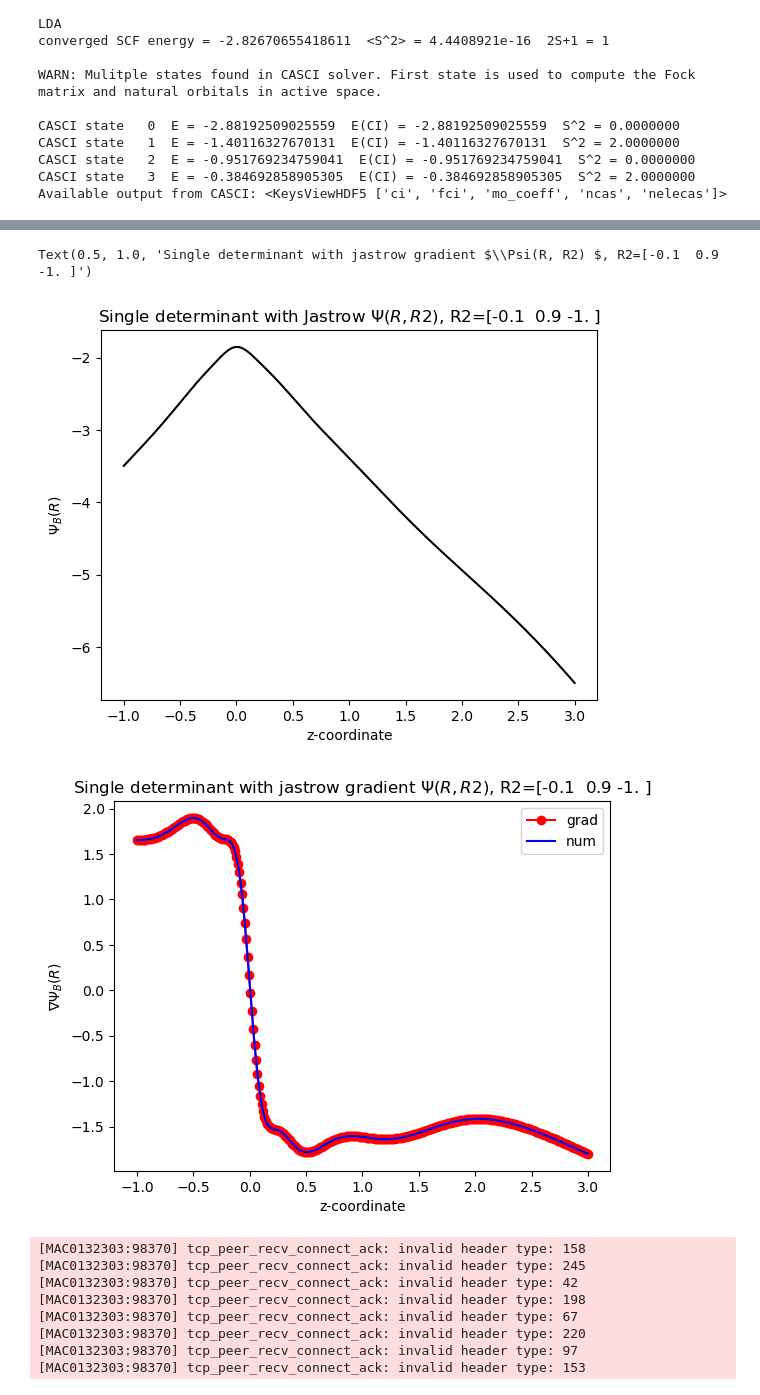
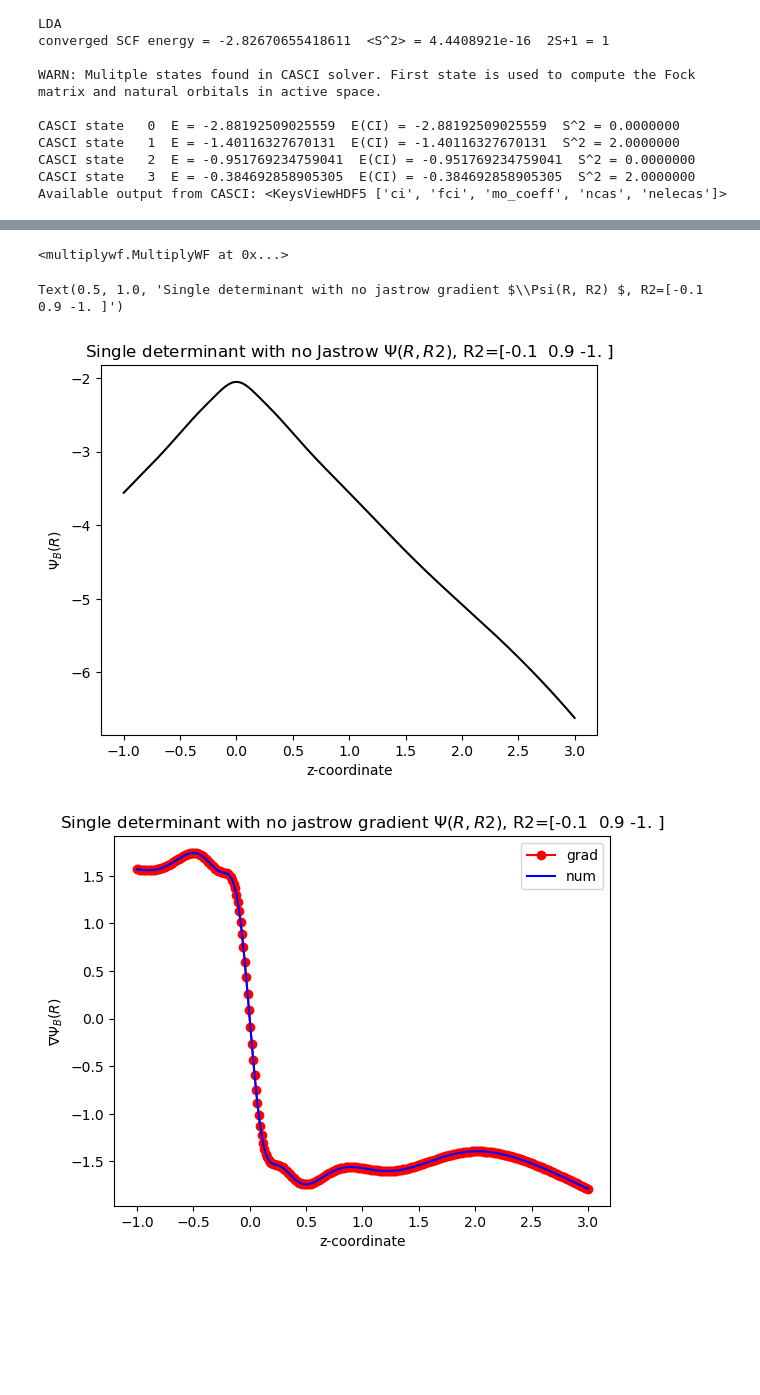
Before and after one commit to kayahans/pyqmc, a Jupyter notebook: pyqmc/test-gradient-jastrow-singledeterminant.ipynb, the cells around one changed output, grey strips where cells are left out. Drawn from its saved outputs; the diff is of its cells as text; code cells hidden in the pictures; blank space fills up the shorter version.

```diff
--- a/pyqmc/test-gradient-jastrow-singledeterminant.ipynb
+++ b/pyqmc/test-gradient-jastrow-singledeterminant.ipynb
@@ -110,53 +114,59 @@ wftools.read_wf(wf, load_parameters)
+# %%
+wf
+# %% [output]
+<multiplywf.MultiplyWF at 0x...>
+# %%
+wave_functions = wf.wf_factors
+for wave in wave_functions:
+    if isinstance(wave, bosonslater.BosonWF):
+        boson_wf = wave
+    if isinstance(wave, jastrowspin.JastrowSpin):
+        jastrow_wf = wave
 # %%
 configs = mc.fixed_initial_guess(mol, nconfig)
 e=0
 # %%
-sign, val = wf.recompute(configs)
+# sign, val = wf.recompute(configs)
+sign, val = boson_wf.recompute(configs)
 # %%
-g1, _, _ = wf.gradient_value(e, configs.electron(e))
+# g1, _, _ = wf.gradient_value(e, configs.electron(e))
+g1, _, _ = boson_wf.gradient_value(e, configs.electron(e))
 
 # val2 = saved['psi']
-_, psi1 = wf.value()
+# _, psi1 = wf.value()
+_, psi1 = boson_wf.value()
 
 y1 = np.gradient(val)
 y2 = g1
 dx = configs.configs[1]-configs.configs[0]
 dx = dx[dx!=0][0]
 # print(dx)
 
 x = configs.configs[:,0][:,2]
 h1 = (0,0, 0.0)
 h2 = (2.0, 0.0)
 e2pos = np.array2string(configs.configs[:,1][0])
 
 
 
 
 plt.figure()
 plt.plot(x,val, '-k', label='recompute')
 # plt.plot(x,val2, '-sb', label='from_grad')
 # plt.plot(x,psi1, '-sr', label='from_val')
 # plt.legend()
 plt.xlabel('z-coordinate')
 plt.ylabel(r'$\Psi_B(R)$')
-plt.title('Single determinant with Jastrow $\Psi(R, R2) $, R2={}'.format(e2pos) )
+plt.title('Single determinant with no Jastrow $\Psi(R, R2) $, R2={}'.format(e2pos) )
 
 plt.figure()
 plt.plot(x,g1[2], '-or', label='grad')
 plt.plot(x,y1/dx, '-b', label='num')
 plt.xlabel('z-coordinate')
 plt.ylabel(r'$\nabla\Psi_B(R)$')
 plt.legend()
-plt.title('Single determinant with jastrow gradient $\Psi(R, R2) $, R2={}'.format(e2pos) )
+plt.title('Single determinant with no jastrow gradient $\Psi(R, R2) $, R2={}'.format(e2pos) )
 # %% [output]
-Text(0.5, 1.0, 'Single determinant with jastrow gradient $\\Psi(R, R2) $, R2=[-0.1  0.9 -1. ]')
+Text(0.5, 1.0, 'Single determinant with no jastrow gradient $\\Psi(R, R2) $, R2=[-0.1  0.9 -1. ]')
-[figure, old version]
+[figure, new version]
-[figure, old version]
+[figure, new version]
-[MAC0132303:98370] tcp_peer_recv_connect_ack: invalid header type: 158
-[MAC0132303:98370] tcp_peer_recv_connect_ack: invalid header type: 245
-[MAC0132303:98370] tcp_peer_recv_connect_ack: invalid header type: 42
-[MAC0132303:98370] tcp_peer_recv_connect_ack: invalid header type: 198
-[MAC0132303:98370] tcp_peer_recv_connect_ack: invalid header type: 67
-[MAC0132303:98370] tcp_peer_recv_connect_ack: invalid header type: 220
-[MAC0132303:98370] tcp_peer_recv_connect_ack: invalid header type: 97
-[MAC0132303:98370] tcp_peer_recv_connect_ack: invalid header type: 153
```
Also changed, not shown: parts of 3 cells of this notebook, 5 other files.
